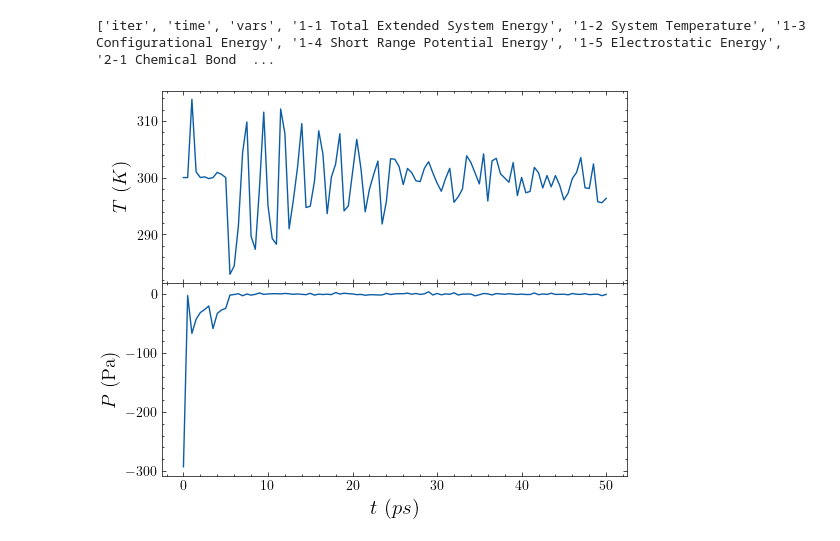
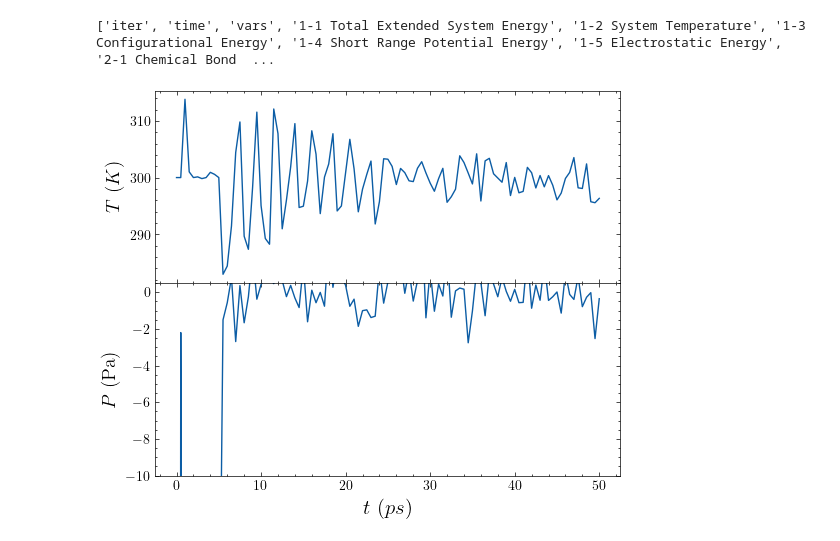
Before and after one commit to DerkNiessink/garnets, a Jupyter notebook: analyse_temp.ipynb, the cells around one changed output. Cells and saved outputs as stored; diff of their text form; code cells hidden in the pictures.

```diff
--- a/analyse_temp.ipynb
+++ b/analyse_temp.ipynb
@@ -19,14 +19,15 @@ press = statis.data[:, 29]
 # %%
 fig, axs = plt.subplots(2, 1, figsize=(6, 5), sharex=True)
 
 axs[0].plot(time, temp)
 axs[0].set_ylabel('$T \ (K)$', fontsize=14)
 
 axs[1].plot(time, press)
 axs[1].set_xlabel('$t \ (ps)$', fontsize=15)
 axs[1].set_ylabel(r'$P \ (\text{Pa})$', fontsize=14)
+axs[1].set_ylim(-10, 10)
 
 plt.subplots_adjust(hspace=0)
 plt.show()
 # %% [output]
-[figure, old version]
+[figure, new version]
```
Also changed, not shown: 7 other files.
